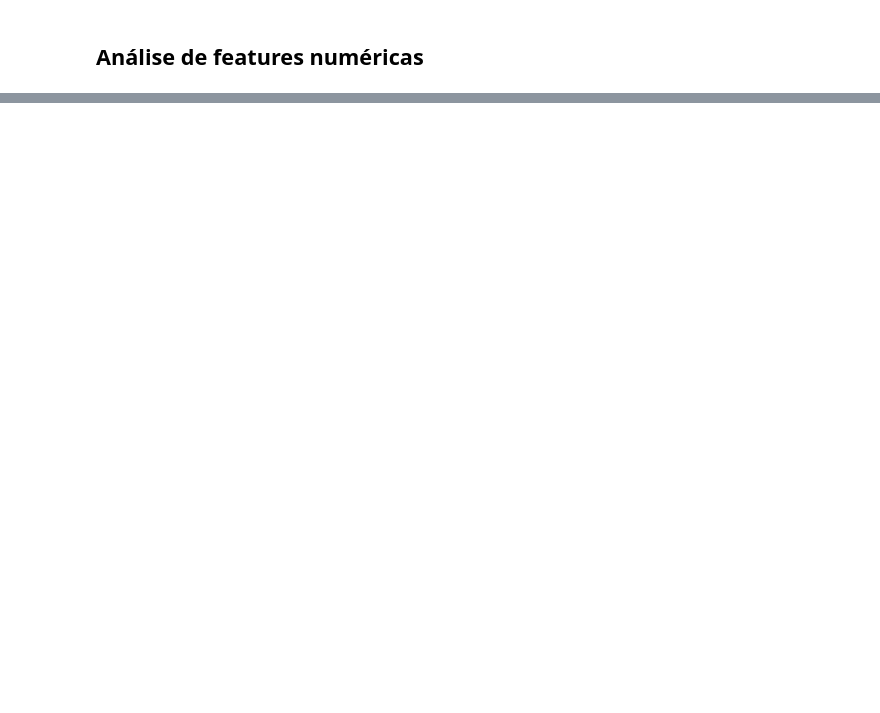
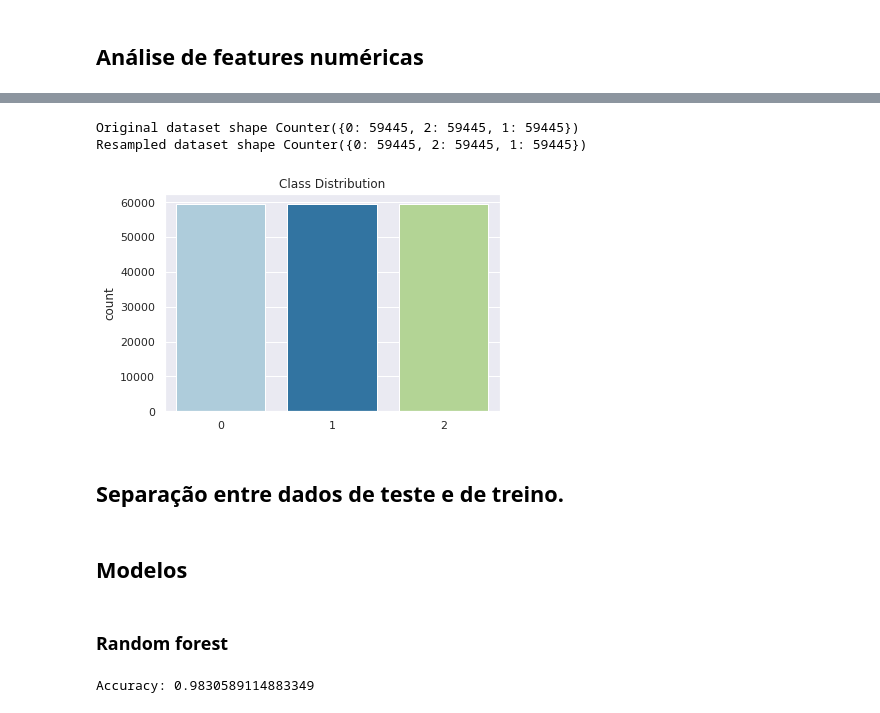
Before and after one commit to fnalmeidap/data-sci, a Jupyter notebook: project_2/P2.ipynb, the cells around one changed output, grey strips where cells are left out. Cells and saved outputs as stored; diff of their text form; code cells hidden in the pictures; blank space fills up the shorter version.

```diff
--- a/project_2/P2.ipynb
+++ b/project_2/P2.ipynb
@@ -287,0 +301,3 @@ Name: COSMIC_CLASS, dtype: float64
+# %%
+stellar_data.drop(['obj_ID','alpha','delta','run_ID','rerun_ID','cam_col','field_ID','fiber_ID'], axis = 1, inplace = True)
+stellar_data.head(5)
@@ -287,0 +311,19 @@ Name: COSMIC_CLASS, dtype: float64
+# %%
+x = stellar_data.drop(['COSMIC_CLASS'], axis = 1)
+y = stellar_data.loc[:,'COSMIC_CLASS'].values
+# %%
+smote = SMOTE(random_state=42)
+print('Original dataset shape %s' % Counter(y))
+x, y = smote.fit_resample(x, y)
+print('Resampled dataset shape %s' % Counter(y))
+# %% [output]
+Original dataset shape Counter({0: 59445, 2: 59445, 1: 59445})
+Resampled dataset shape Counter({0: 59445, 2: 59445, 1: 59445})
+# %%
+sns.countplot(y)
+plt.title("Class Distribution")
+plt.show()
+# %% [output]
+[figure, added]
+# %% [markdown]
+## Separação entre dados de teste e de treino.
@@ -287,0 +332,2 @@ Name: COSMIC_CLASS, dtype: float64
+# %% [markdown]
+## Modelos
@@ -287,0 +336,12 @@ Name: COSMIC_CLASS, dtype: float64
+# %% [markdown]
+### Random forest
+# %%
+random_forest = RandomForestClassifier()
+random_forest.fit(x_train, y_train)
+predict = random_forest.predict(x_test)
+score = random_forest.score(x_test, y_test)
+random_forest_score = np.mean(score)
+
+print(f'Accuracy: {random_forest_score}')
+# %% [output]
+Accuracy: 0.9830589114883349
```
Also changed, not shown: parts of 30 cells of this notebook.
